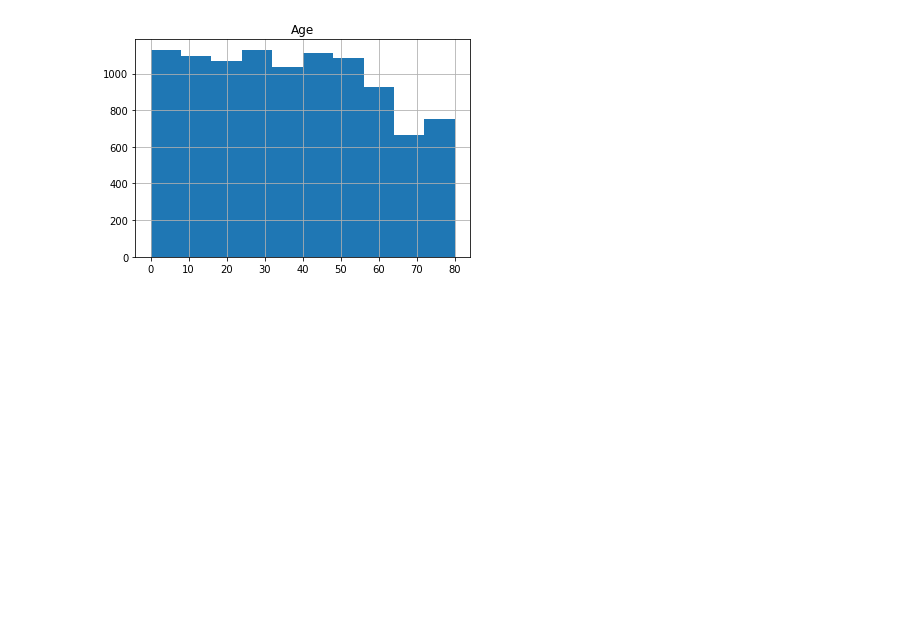
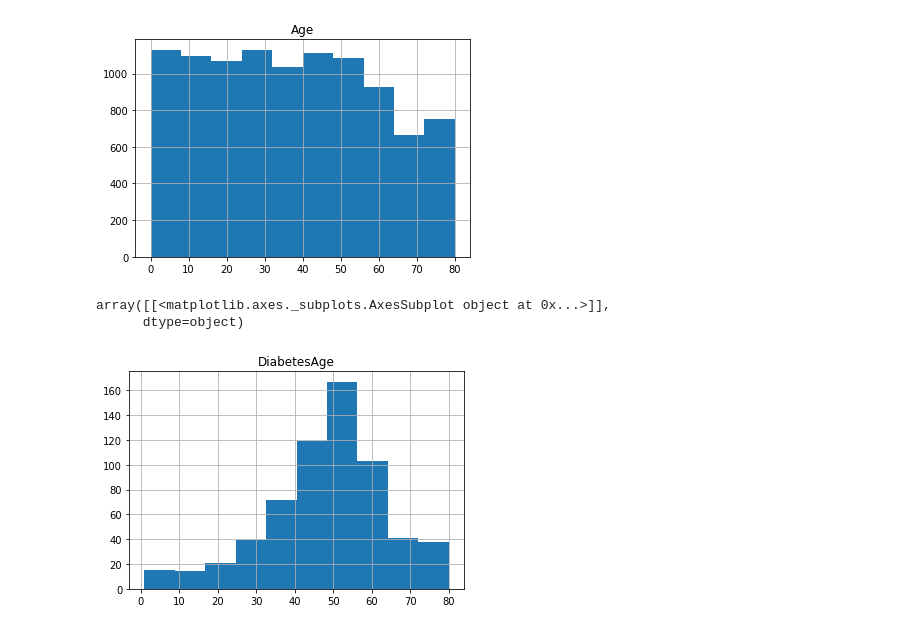
Before and after one commit to beddoed2/QNT755-Project, a Jupyter notebook: QNT755 Project.ipynb, the cells around one changed output. Drawn from its saved outputs; the diff is of its cells as text; code cells hidden in the pictures; blank space fills up the shorter version.

```diff
--- a/QNT755 Project.ipynb
+++ b/QNT755 Project.ipynb
@@ -183,3 +183,9 @@ df_numeric.hist(column = 'Age')
 array([[<matplotlib.axes._subplots.AxesSubplot object at 0x...>]],
       dtype=object)
 [figure]
+# %%
+df.hist(column = 'DiabetesAge')
+# %% [output]
+array([[<matplotlib.axes._subplots.AxesSubplot object at 0x...>]],
+      dtype=object)
+[figure, added]
```
Also changed, not shown: parts of 12 cells of this notebook.
